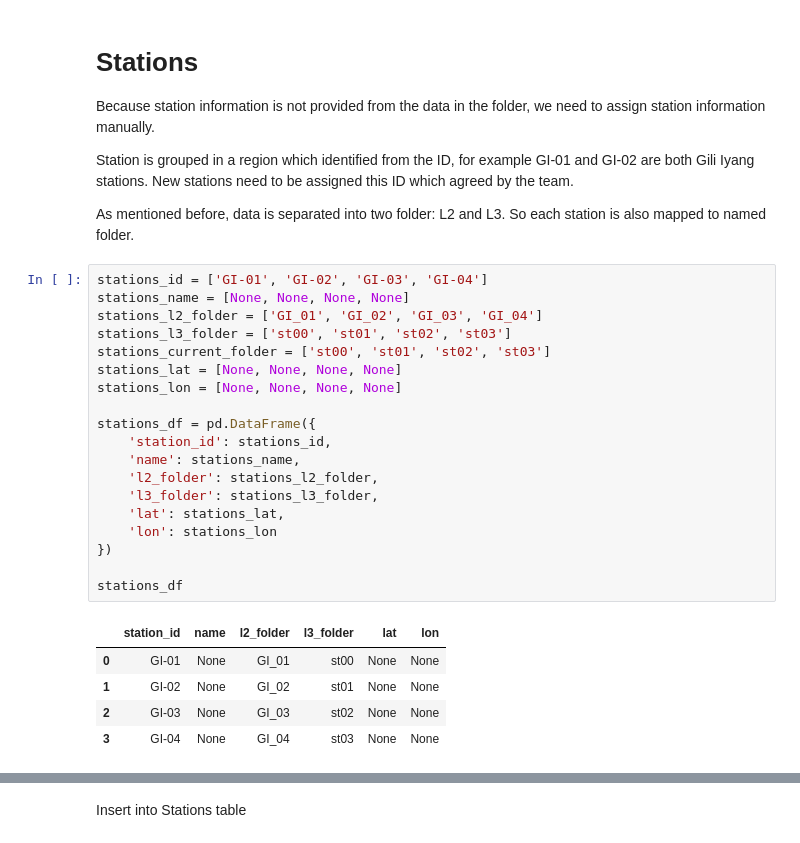
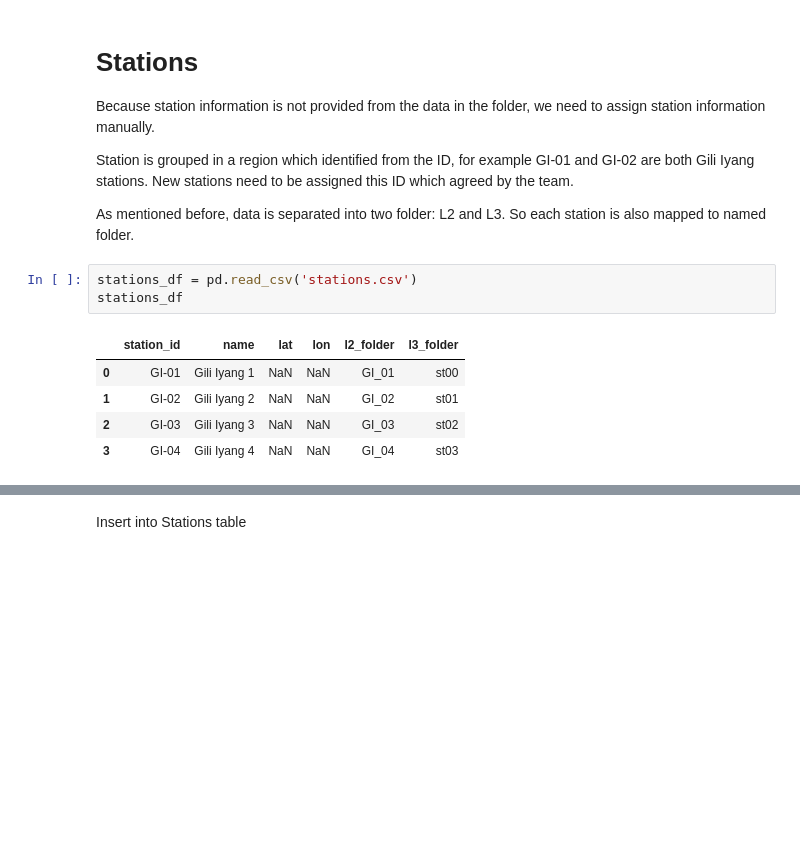
Before and after one commit to ptpsw/tomo-etl, a Jupyter notebook: etl.ipynb, the cells around one changed output, grey strips where cells are left out. Cells and saved outputs as stored; diff of their text form; blank space fills up the shorter version.

```diff
--- a/etl.ipynb
+++ b/etl.ipynb
@@ -28,27 +30,11 @@ Station is grouped in a region which identified from the ID, for example GI-01 a
 
 As mentioned before, data is separated into two folder: L2 and L3. So each station is also mapped to named folder.
 # %%
-stations_id = ['GI-01', 'GI-02', 'GI-03', 'GI-04']
-stations_name = [None, None, None, None]
-stations_l2_folder = ['GI_01', 'GI_02', 'GI_03', 'GI_04']
-stations_l3_folder = ['st00', 'st01', 'st02', 'st03']
-stations_current_folder = ['st00', 'st01', 'st02', 'st03']
-stations_lat = [None, None, None, None]
-stations_lon = [None, None, None, None]
-
-stations_df = pd.DataFrame({
-    'station_id': stations_id,
-    'name': stations_name,
-    'l2_folder': stations_l2_folder,
-    'l3_folder': stations_l3_folder,
-    'lat': stations_lat,
-    'lon': stations_lon
-})
-
+stations_df = pd.read_csv('stations.csv')
 stations_df
 # %% [output]
-|  | station_id | name | l2_folder | l3_folder | lat | lon |
-| 0 | GI-01 | None | GI_01 | st00 | None | None |
-| 1 | GI-02 | None | GI_02 | st01 | None | None |
-| 2 | GI-03 | None | GI_03 | st02 | None | None |
-| 3 | GI-04 | None | GI_04 | st03 | None | None |
+|  | station_id | name | lat | lon | l2_folder | l3_folder |
+| 0 | GI-01 | Gili Iyang 1 | NaN | NaN | GI_01 | st00 |
+| 1 | GI-02 | Gili Iyang 2 | NaN | NaN | GI_02 | st01 |
+| 2 | GI-03 | Gili Iyang 3 | NaN | NaN | GI_03 | st02 |
+| 3 | GI-04 | Gili Iyang 4 | NaN | NaN | GI_04 | st03 |
```
Also changed, not shown: parts of 17 cells of this notebook, 3 other files.
